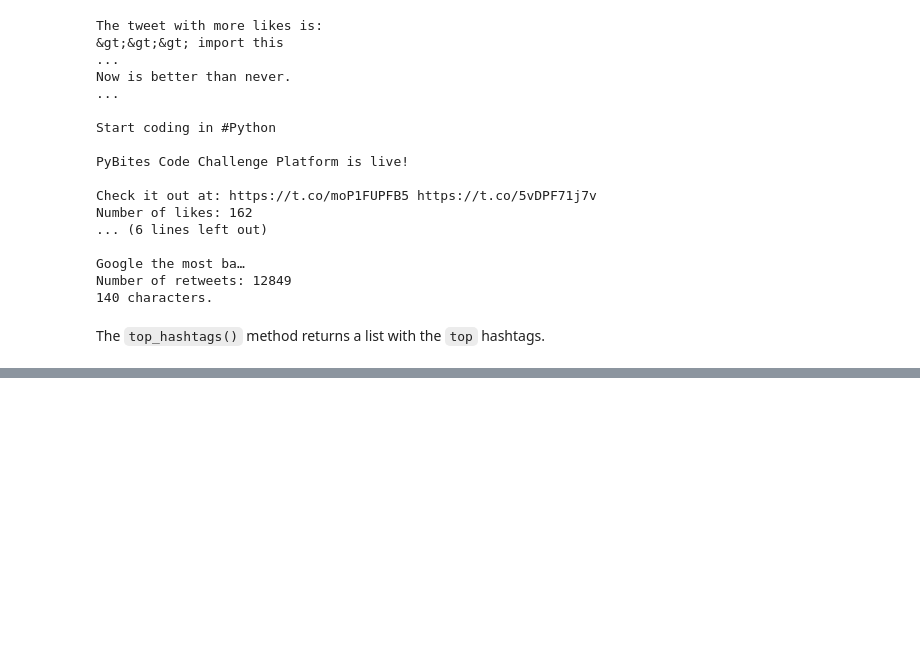
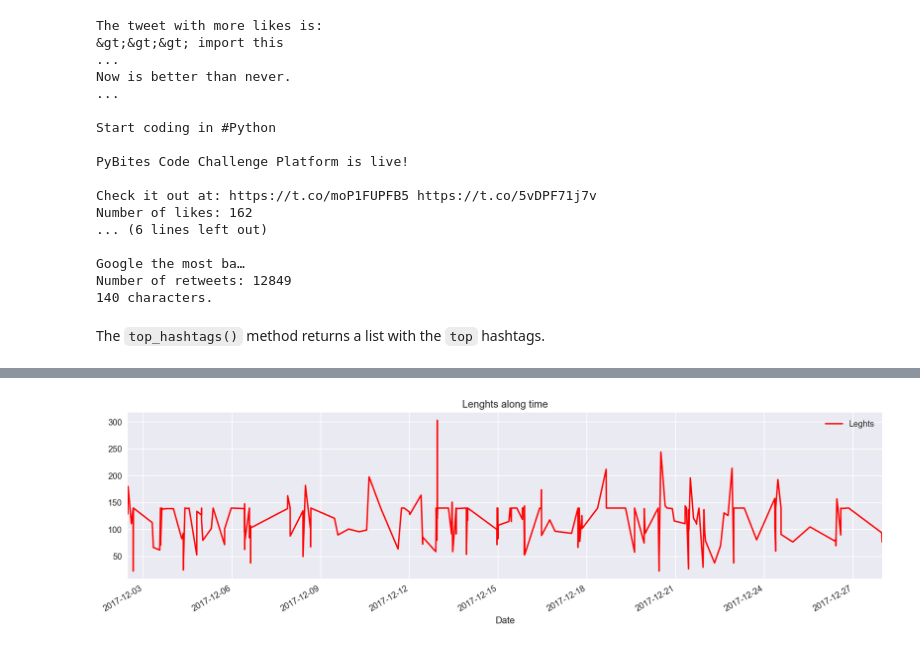
Before and after one commit to RodolfoFerro/TwHashtagsVis, a Jupyter notebook: scripts/Twitter hashtags visualization.ipynb, the cells around one changed output, grey strips where cells are left out. Drawn from its saved outputs; the diff is of its cells as text; code cells hidden in the pictures; blank space fills up the shorter version.

Commit message:
Updated visualizer script.

```diff
--- a/scripts/Twitter hashtags visualization.ipynb
+++ b/scripts/Twitter hashtags visualization.ipynb
@@ -171,0 +174,7 @@ for i, hashtag in enumerate(top):
+# %%
+from visualizer import TweetsVisualizer
+
+visualizer = TweetsVisualizer(analyzer)
+visualizer.lengths()
+# %% [output]
+[figure, added]
```
Also changed, not shown: parts of 5 cells of this notebook, 1 other file.
